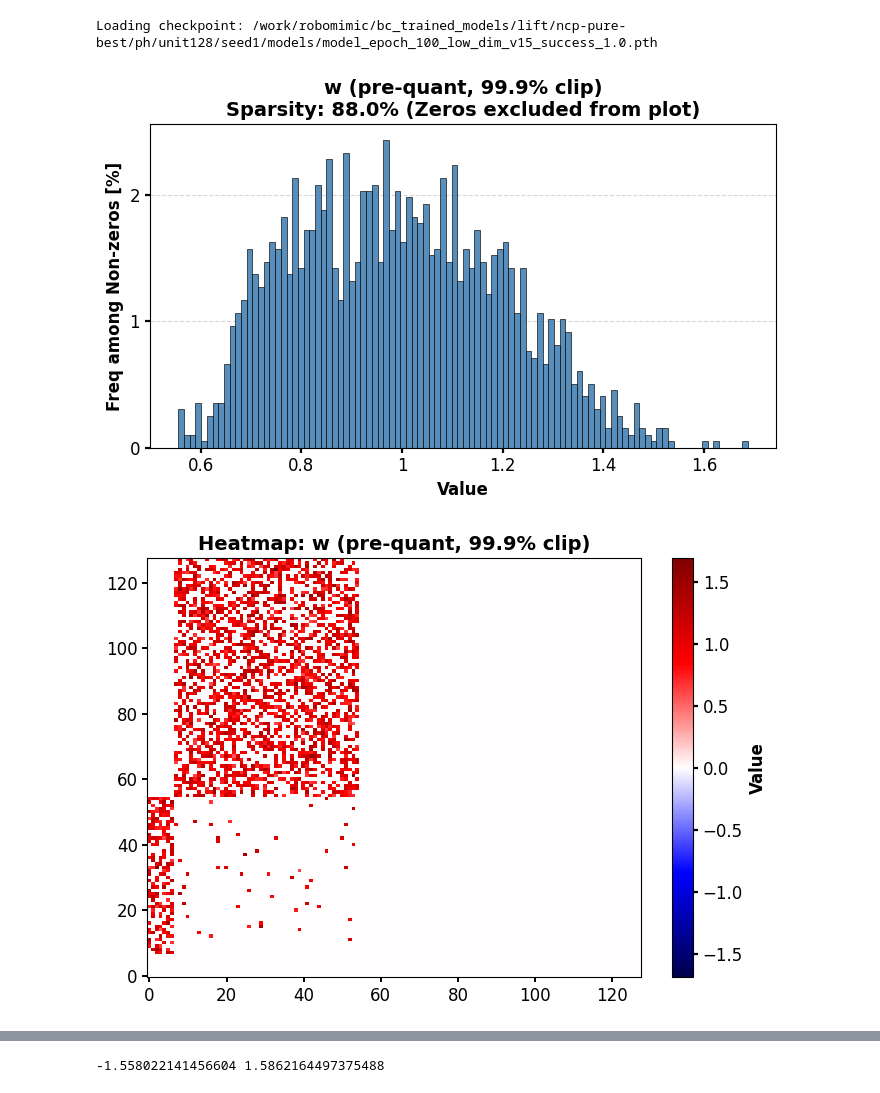
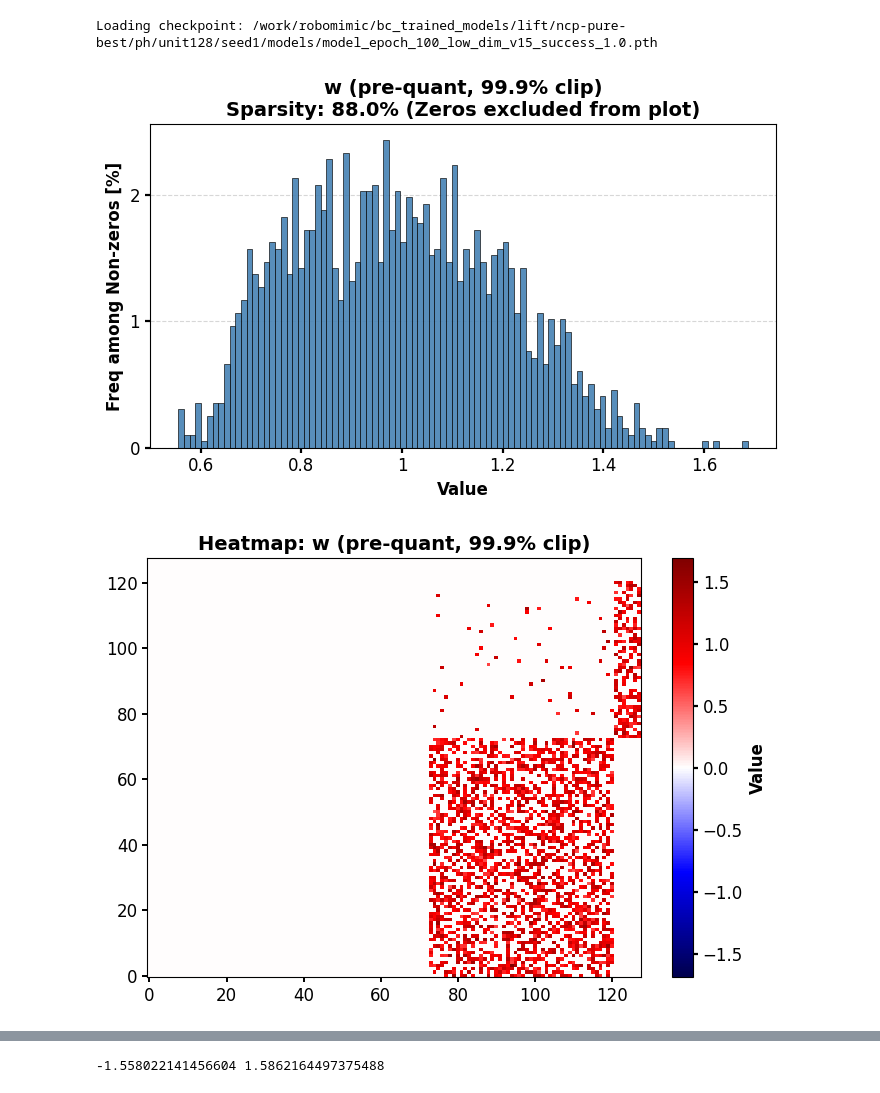
Before and after one commit to yuuharu11/LNN-control, a Jupyter notebook: robomimic/myscript/make-graph/make-graph_parameters.ipynb, the cells around one changed output, grey strips where cells are left out. Saved outputs shown, nothing was run; the diff lists cells and outputs as text; code cells hidden in the pictures.

```diff
--- a/robomimic/myscript/make-graph/make-graph_parameters.ipynb
+++ b/robomimic/myscript/make-graph/make-graph_parameters.ipynb
@@ -190,6 +309,17 @@ def flatten(d, prefix=""):
         else:
             out[prefix + k] = v
     return out
+
+def reorder_neurons(mat, order=None):
+    """
+    ニューロンの順番を「浅い層ほど番号が若い（左上）」になるように並べ替える。
+    order: 並べ替えたいインデックスのリスト（例: [63,62,...,0] なら上下左右反転）
+    """
+    if order is None:
+        # デフォルト: 上下左右反転（例: 64ユニットなら [63,62,...,0]）
+        order = list(reversed(range(mat.shape[0])))
+    mat_reordered = mat[np.ix_(order, order)]
+    return mat_reordered
 
 # ------------------------------------------------------------------
 # プロット関数（修正版）
@@ -297,6 +427,7 @@ def plot_separated_stages(checkpoint_path: str):
         # ---------------- ヒートマップ ----------------
         # 0とそれ以外を視覚的に区別しやすいようにプロット
         mat = data.detach().cpu().numpy()
+        mat = reorder_neurons(mat)
 
         # 最大値で正規化範囲を決定
         vmax = np.max(np.abs(mat))
@@ -305,32 +436,32 @@ def plot_separated_stages(checkpoint_path: str):
 
         plt.figure(figsize=(7, 5))
         plt.imshow(
             mat,
             cmap="seismic",
             norm=norm,
             aspect="auto",
             interpolation="nearest",
             origin="lower" # 行列の上下を合わせる
         )
         cbar = plt.colorbar()
         cbar.ax.tick_params(labelsize=12, width=1.6)
         cbar.set_label("Value", fontweight='bold', fontsize=12)
 
         ax = plt.gca()
         ax.set_title(f"Heatmap: {name}", fontsize=14, fontweight='bold')
         ax.tick_params(axis="both", labelsize=12, width=1.4)
 
         plt.tight_layout()
         plt.show()
 
 # ------------------------------------------------------------------
 # 実行パスの設定
 # ------------------------------------------------------------------
 # パスは環境に合わせて変更してください
 path = "/work/robomimic/bc_trained_models/lift/ncp-pure-best/ph/unit128/seed1/models/model_epoch_100_low_dim_v15_success_1.0.pth"
 plot_separated_stages(path)
 # %% [output]
 Loading checkpoint: /work/robomimic/bc_trained_models/lift/ncp-pure-best/ph/unit128/seed1/models/model_epoch_100_low_dim_v15_success_1.0.pth
 [figure]
-[figure, old version]
+[figure, new version]
 [figure]
```
Also changed, not shown: parts of 2 cells of this notebook, 7 other files.
